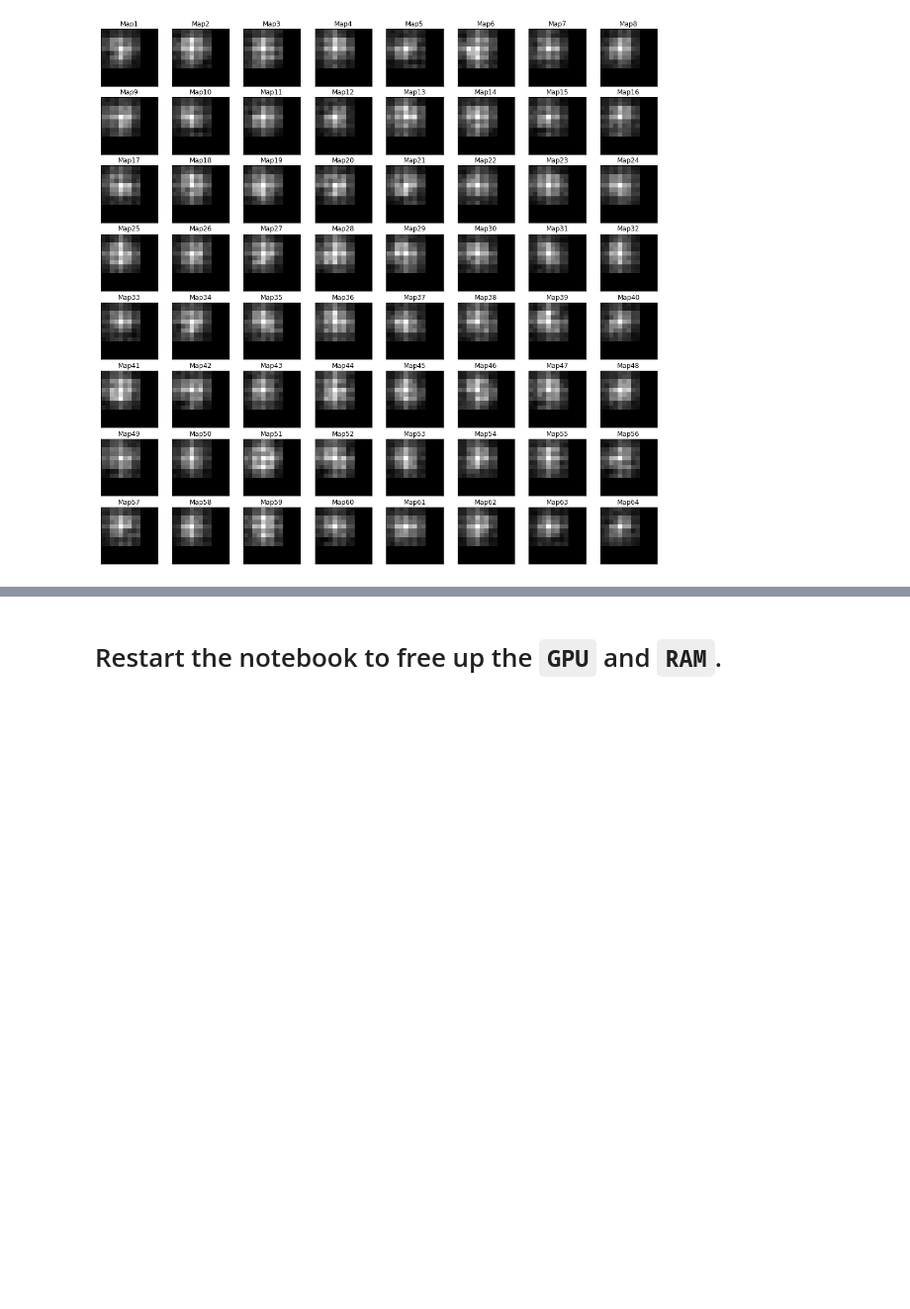
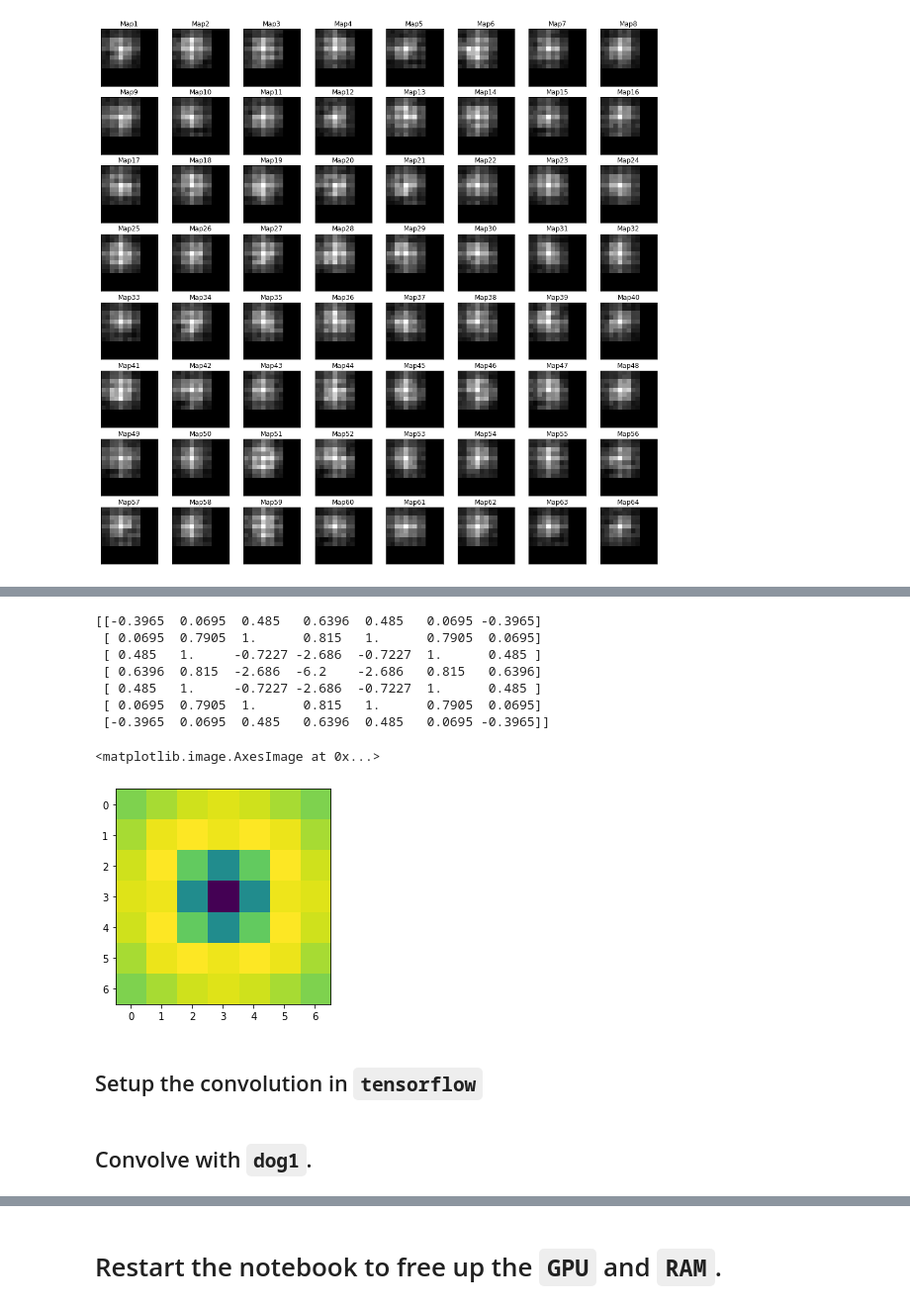
Before and after one commit to ruthvik92/ECE_697_Fall2020, a Jupyter notebook: train_cnn_using_numpy_arrays.ipynb, the cells around one changed output, grey strips where cells are left out. Shown at 99% size. Drawn from its saved outputs; the diff is of its cells as text; code cells hidden in the pictures; blank space fills up the shorter version.

Commit message:
added DoG convolution

```diff
--- a/train_cnn_using_numpy_arrays.ipynb
+++ b/train_cnn_using_numpy_arrays.ipynb
@@ -322,0 +341,16 @@ fig.subplots_adjust(left=0.03, bottom=0.0, right=0.99, top=0.9, wspace=0.0, hspa
+# %%
+dog2 = fs.DoG(7, 2.0, 1.0)
+print(dog2.astype(np.float16))
+plt.imshow(dog2)
+# %% [output]
+[[-0.3965  0.0695  0.485   0.6396  0.485   0.0695 -0.3965]
+ [ 0.0695  0.7905  1.      0.815   1.      0.7905  0.0695]
+ [ 0.485   1.     -0.7227 -2.686  -0.7227  1.      0.485 ]
+ [ 0.6396  0.815  -2.686  -6.2    -2.686   0.815   0.6396]
+ [ 0.485   1.     -0.7227 -2.686  -0.7227  1.      0.485 ]
+ [ 0.0695  0.7905  1.      0.815   1.      0.7905  0.0695]
+ [-0.3965  0.0695  0.485   0.6396  0.485   0.0695 -0.3965]]
+<matplotlib.image.AxesImage at 0x...>
+[figure, added]
+# %% [markdown]
+## Setup the convolution in `tensorflow`
@@ -322,0 +365,2 @@ fig.subplots_adjust(left=0.03, bottom=0.0, right=0.99, top=0.9, wspace=0.0, hspa
+# %% [markdown]
+## Convolve with `dog1`.
```
Also changed, not shown: parts of 12 cells of this notebook, 1 other file.
